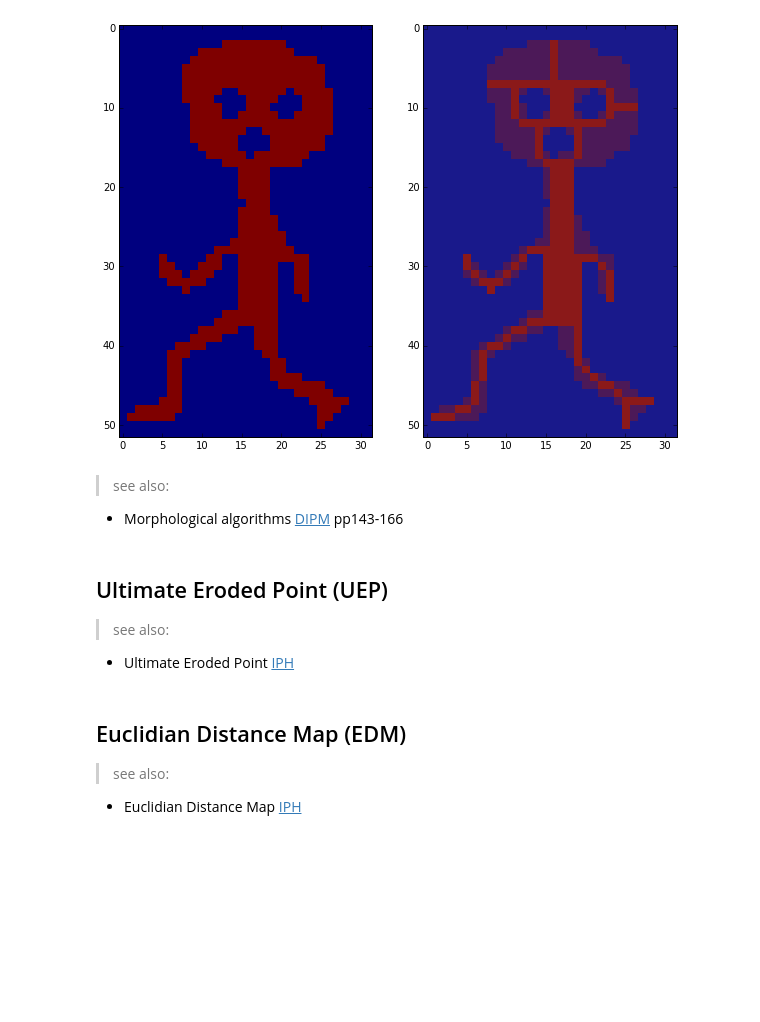
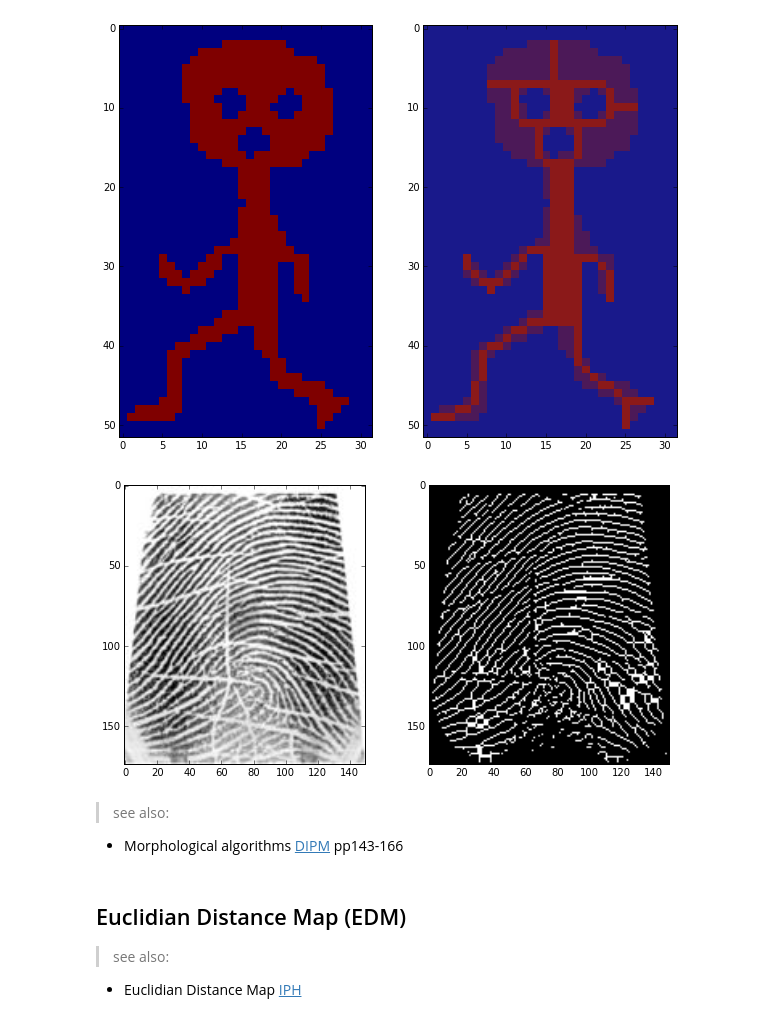
Before and after one commit to odebeir/info-h-500-501, a Jupyter notebook: 05-Morphomathematics/02-Combined operations.ipynb, the cells around one changed output. Saved outputs shown, nothing was run; the diff lists cells and outputs as text; code cells hidden in the pictures; blank space fills up the shorter version.

```diff
--- a/05-Morphomathematics/02-Combined operations.ipynb
+++ b/05-Morphomathematics/02-Combined operations.ipynb
@@ -49,14 +49,30 @@ plt.imshow(X,interpolation='nearest',alpha = .8)
 plt.imshow(R,interpolation='nearest',alpha=.5);
 # %% [output]
 [figure]
+# %%
+from skimage.filter import threshold_otsu
+
+im = imread('http://biometrics.idealtest.org/userfiles/image/FingerprintV5Fig.1.jpg')[:,:150,0]
+th_otsu = threshold_otsu(im)
+
+R = (im<th_otsu).copy()
+
+for i in range(10):
+    for s in selem:
+        HoM = hit_or_miss(R,s)
+        R[HoM] = 0
+
+plt.figure(figsize=[10,5])
+plt.subplot(1,2,1)
+plt.imshow(im,cmap=plt.cm.gray);
+
+plt.subplot(1,2,2)
+plt.imshow(R,cmap=plt.cm.gray);
+# %% [output]
+[figure, added]
 # %% [markdown]
 >see also:
 * Morphological algorithms [DIPM](../00-Preface/06-References.ipynb#[DIPM]) pp143-166
-# %% [markdown]
-## Ultimate Eroded Point (UEP)
-
->see also:
-* Ultimate Eroded Point [IPH](../00-Preface/06-References.ipynb#[IPH])
 # %% [markdown]
 ## Euclidian Distance Map (EDM)
 
```
Also changed, not shown: parts of 3 cells of this notebook, 1 other file.
